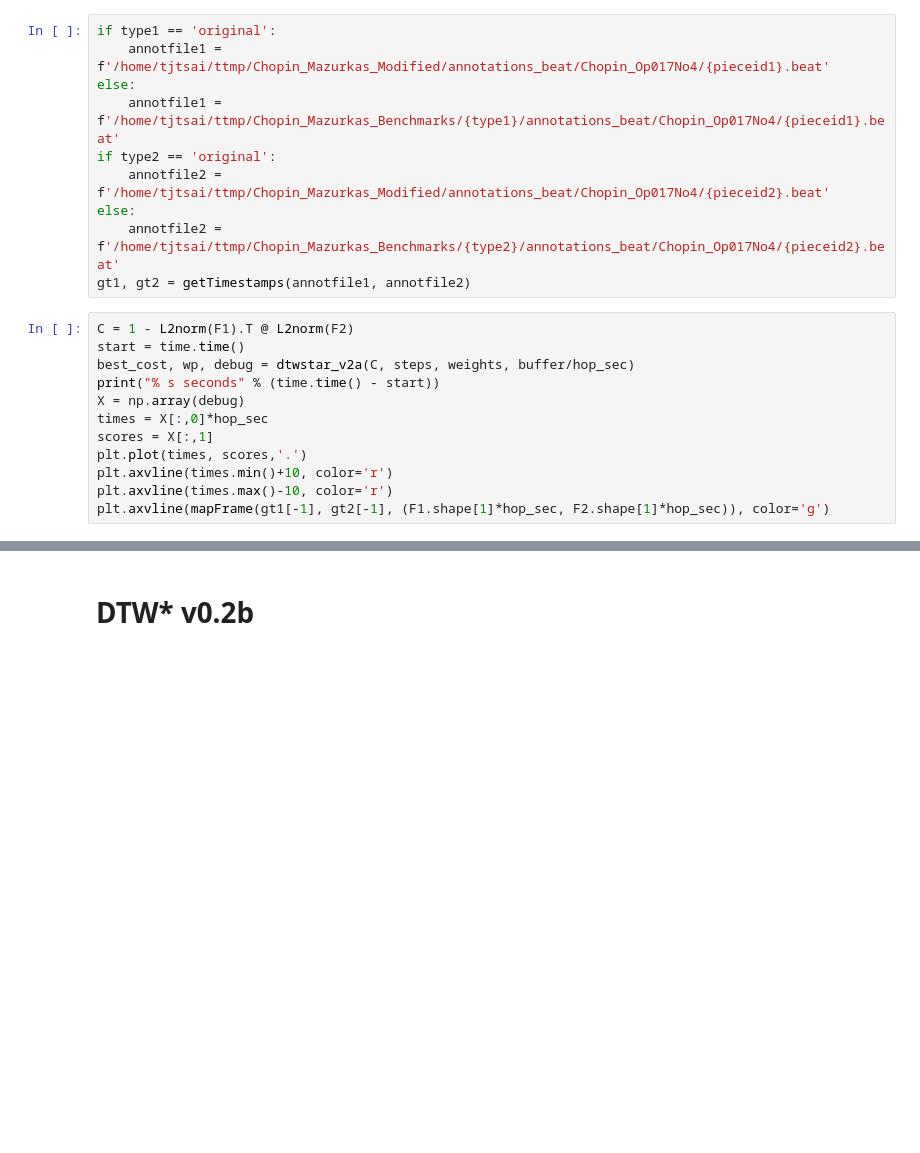
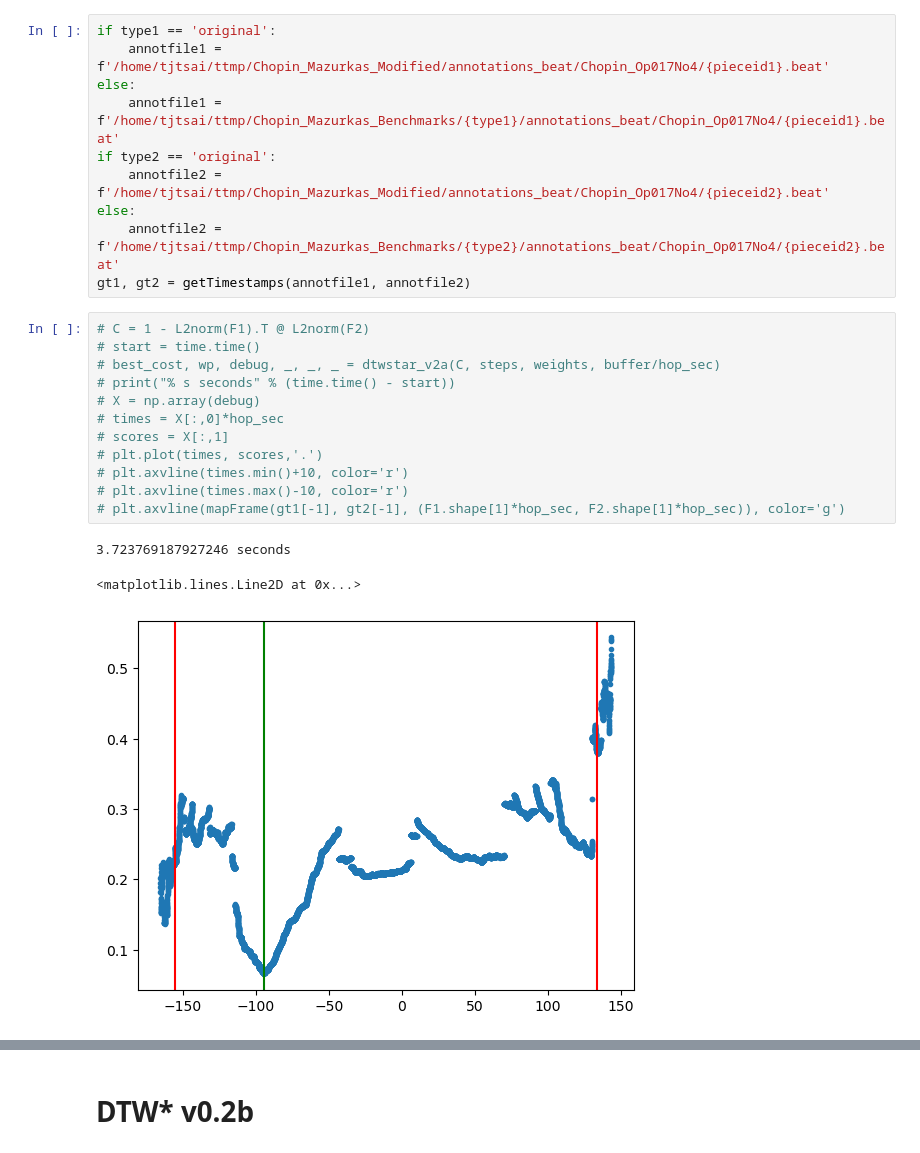
Before and after one commit to HMC-MIR/FlexDTW, a Jupyter notebook: DTWStar.ipynb, the cells around one changed output, grey strips where cells are left out. Saved outputs shown, nothing was run; the diff lists cells and outputs as text; blank space fills up the shorter version.

Commit message:
dtwstarv02 cpython implementation

```diff
--- a/DTWStar.ipynb
+++ b/DTWStar.ipynb
@@ -227,15 +230,19 @@ else:
     annotfile2 = f'/home/tjtsai/ttmp/Chopin_Mazurkas_Benchmarks/{type2}/annotations_beat/Chopin_Op017No4/{pieceid2}.beat'
 gt1, gt2 = getTimestamps(annotfile1, annotfile2)
 # %%
-C = 1 - L2norm(F1).T @ L2norm(F2)
-start = time.time()
-best_cost, wp, debug = dtwstar_v2a(C, steps, weights, buffer/hop_sec)
-print("% s seconds" % (time.time() - start))
-X = np.array(debug)
-times = X[:,0]*hop_sec
-scores = X[:,1]
-plt.plot(times, scores,'.')
-plt.axvline(times.min()+10, color='r')
-plt.axvline(times.max()-10, color='r')
-plt.axvline(mapFrame(gt1[-1], gt2[-1], (F1.shape[1]*hop_sec, F2.shape[1]*hop_sec)), color='g')
+# C = 1 - L2norm(F1).T @ L2norm(F2)
+# start = time.time()
+# best_cost, wp, debug, _, _, _ = dtwstar_v2a(C, steps, weights, buffer/hop_sec)
+# print("% s seconds" % (time.time() - start))
+# X = np.array(debug)
+# times = X[:,0]*hop_sec
+# scores = X[:,1]
+# plt.plot(times, scores,'.')
+# plt.axvline(times.min()+10, color='r')
+# plt.axvline(times.max()-10, color='r')
+# plt.axvline(mapFrame(gt1[-1], gt2[-1], (F1.shape[1]*hop_sec, F2.shape[1]*hop_sec)), color='g')
+# %% [output]
+3.723769187927246 seconds
+<matplotlib.lines.Line2D at 0x...>
+[figure, added]
 # %%
```
Also changed, not shown: parts of 9 cells of this notebook.
